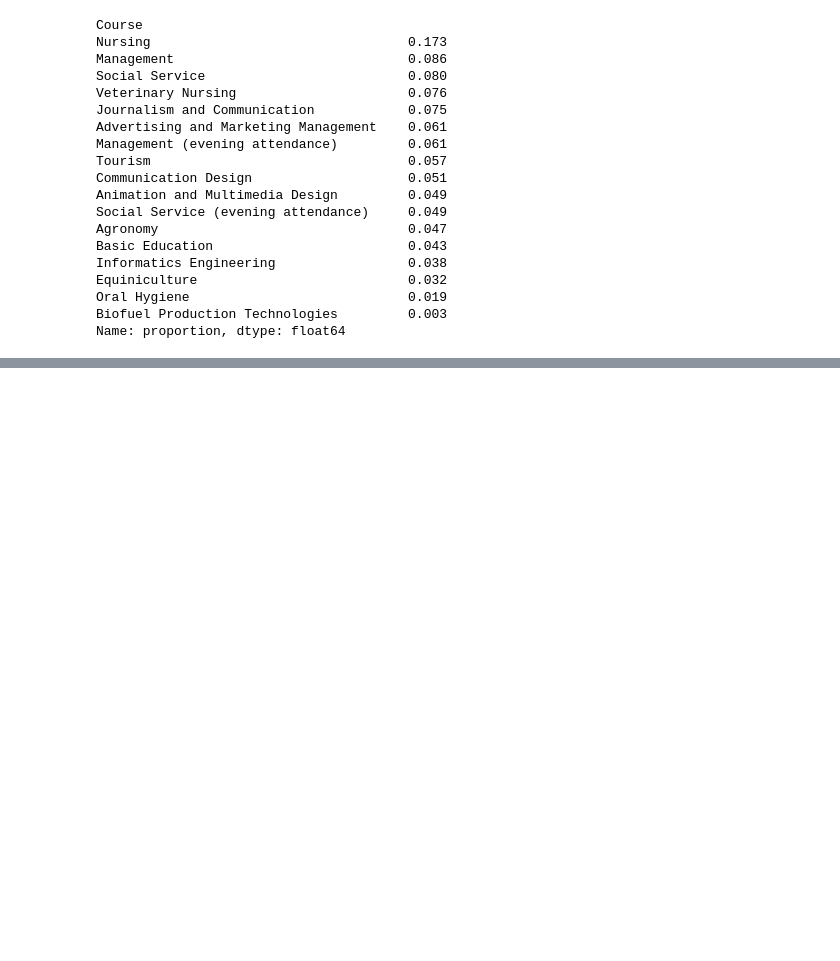
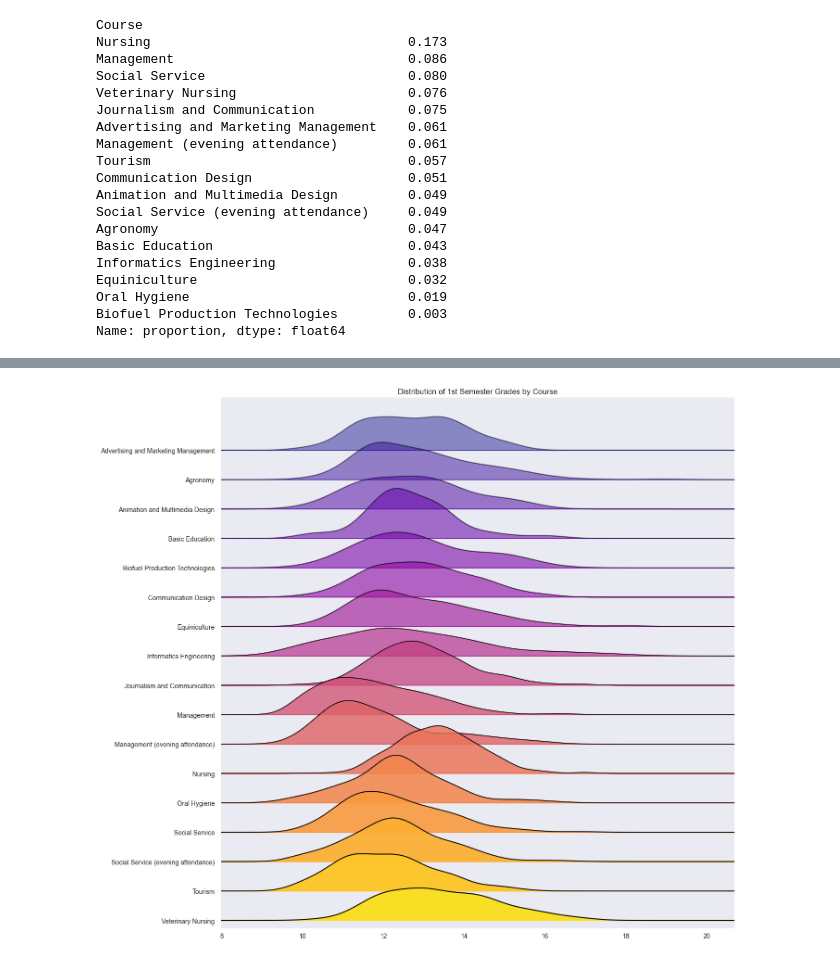
Before and after one commit to tamirlitbak/students_dropout_prediction, a Jupyter notebook: univariate_analysis.ipynb, the cells around one changed output, grey strips where cells are left out. Drawn from its saved outputs; the diff is of its cells as text; code cells hidden in the pictures; blank space fills up the shorter version.

Commit message:
Added UA for course

```diff
--- a/univariate_analysis.ipynb
+++ b/univariate_analysis.ipynb
@@ -100,0 +234,15 @@ Name: proportion, dtype: float64
+# %%
+
+joypy.joyplot(
+    filtered,
+    by="Course",   # שורה לכל קורס
+    column="Curricular units 1st sem (grade)",  # מדד ההתפלגות
+    figsize=(14, 12),
+    colormap=plt.cm.plasma,   # הצבעים היפים בתמונה שלך
+    fade=True
+)
+
+plt.title("Distribution of 1st Semester Grades by Course")
+plt.show()
+# %% [output]
+[figure, added]
```
Also changed, not shown: parts of 29 cells of this notebook, 9 other files.
